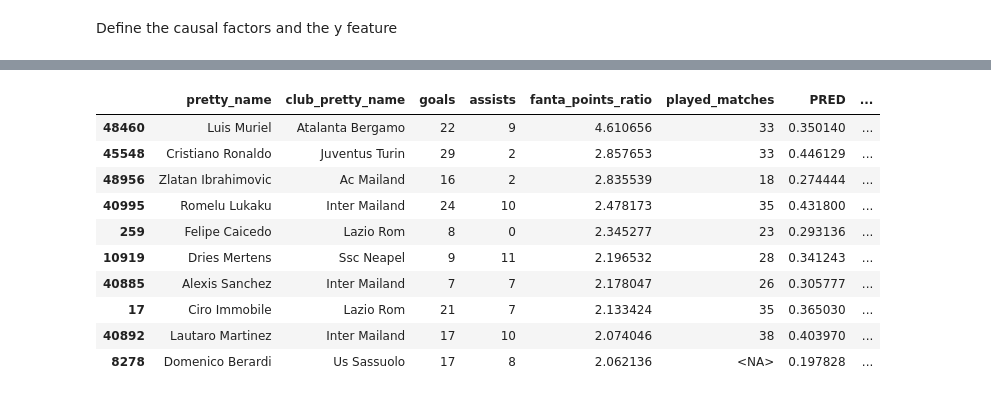
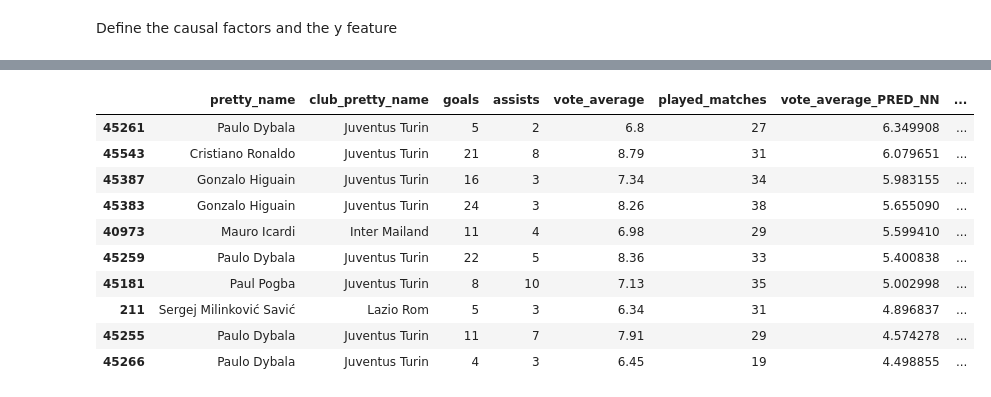
Before and after one commit to tizianoparriani/fantasAi_football, a Jupyter notebook: src/learning.ipynb, the cells around one changed output, grey strips where cells are left out. Cells and saved outputs as stored; diff of their text form; code cells hidden in the pictures.

```diff
--- a/src/learning.ipynb
+++ b/src/learning.ipynb
@@ -371,3 +358,22 @@ vote_average_APE_ANS    0.943885
 dtype: float64
 # %%
-dataset_bonus.loc[dataset_bonus["competition_id"] == "IT1"].sort_values(by=[f"{bonus}_PRED_NN"], ascending=False).head(10)[['pretty_name', 'club_pretty_name', 'goals', 'assists', bonus, 'played_matches', f"{bonus}_PRED_NN", f"{bonus}_PRED_ANS"]]
+def print_top_players(df, y_feature, competition_id="IT1", head=10):
+    df_c = df.loc[df["competition_id"] == competition_id]
+    df_c = df_c.sort_values(by=[f"{y_feature}_PRED_NN"], ascending=False).head(
+        head
+    )
+    df_c = df_c[
+        [
+            "pretty_name",
+            "club_pretty_name",
+            "goals",
+            "assists",
+            y_feature,
+            "played_matches",
+            f"{y_feature}_PRED_NN",
+            f"{y_feature}_PRED_RF",
+            f"{y_feature}_PRED_ANS",
+        ]
+    ]
+
+    return df_c
@@ -402,14 +380,14 @@ dataset_bonus
-# %%
-val_dataset.loc[val_dataset["competition_id"] == "IT1"].sort_values(by=[y_feature], ascending=False).head(10)[['pretty_name', 'club_pretty_name', 'goals', 'assists', y_feature, 'played_matches', 'PRED', 'PRED_ANS']]
-# %% [output]
-|  | pretty_name | club_pretty_name | goals | assists | fanta_points_ratio | played_matches | PRED | ... |
-| 48460 | Luis Muriel | Atalanta Bergamo | 22 | 9 | 4.610656 | 33 | 0.350140 | ... |
-| 45548 | Cristiano Ronaldo | Juventus Turin | 29 | 2 | 2.857653 | 33 | 0.446129 | ... |
-| 48956 | Zlatan Ibrahimovic | Ac Mailand | 16 | 2 | 2.835539 | 18 | 0.274444 | ... |
-| 40995 | Romelu Lukaku | Inter Mailand | 24 | 10 | 2.478173 | 35 | 0.431800 | ... |
-| 259 | Felipe Caicedo | Lazio Rom | 8 | 0 | 2.345277 | 23 | 0.293136 | ... |
-| 10919 | Dries Mertens | Ssc Neapel | 9 | 11 | 2.196532 | 28 | 0.341243 | ... |
-| 40885 | Alexis Sanchez | Inter Mailand | 7 | 7 | 2.178047 | 26 | 0.305777 | ... |
-| 17 | Ciro Immobile | Lazio Rom | 21 | 7 | 2.133424 | 35 | 0.365030 | ... |
-| 40892 | Lautaro Martinez | Inter Mailand | 17 | 10 | 2.074046 | 38 | 0.403970 | ... |
-| 8278 | Domenico Berardi | Us Sassuolo | 17 | 8 | 2.062136 | <NA> | 0.197828 | ... |
+# %%
+print_top_players(dataset_vote, vote)
+# %% [output]
+|  | pretty_name | club_pretty_name | goals | assists | vote_average | played_matches | vote_average_PRED_NN | ... |
+| 45261 | Paulo Dybala | Juventus Turin | 5 | 2 | 6.8 | 27 | 6.349908 | ... |
+| 45543 | Cristiano Ronaldo | Juventus Turin | 21 | 8 | 8.79 | 31 | 6.079651 | ... |
+| 45387 | Gonzalo Higuain | Juventus Turin | 16 | 3 | 7.34 | 34 | 5.983155 | ... |
+| 45383 | Gonzalo Higuain | Juventus Turin | 24 | 3 | 8.26 | 38 | 5.655090 | ... |
+| 40973 | Mauro Icardi | Inter Mailand | 11 | 4 | 6.98 | 29 | 5.599410 | ... |
+| 45259 | Paulo Dybala | Juventus Turin | 22 | 5 | 8.36 | 33 | 5.400838 | ... |
+| 45181 | Paul Pogba | Juventus Turin | 8 | 10 | 7.13 | 35 | 5.002998 | ... |
+| 211 | Sergej Milinković Savić | Lazio Rom | 5 | 3 | 6.34 | 31 | 4.896837 | ... |
+| 45255 | Paulo Dybala | Juventus Turin | 11 | 7 | 7.91 | 29 | 4.574278 | ... |
+| 45266 | Paulo Dybala | Juventus Turin | 4 | 3 | 6.45 | 19 | 4.498855 | ... |
```
Also changed, not shown: parts of 7 cells of this notebook.
